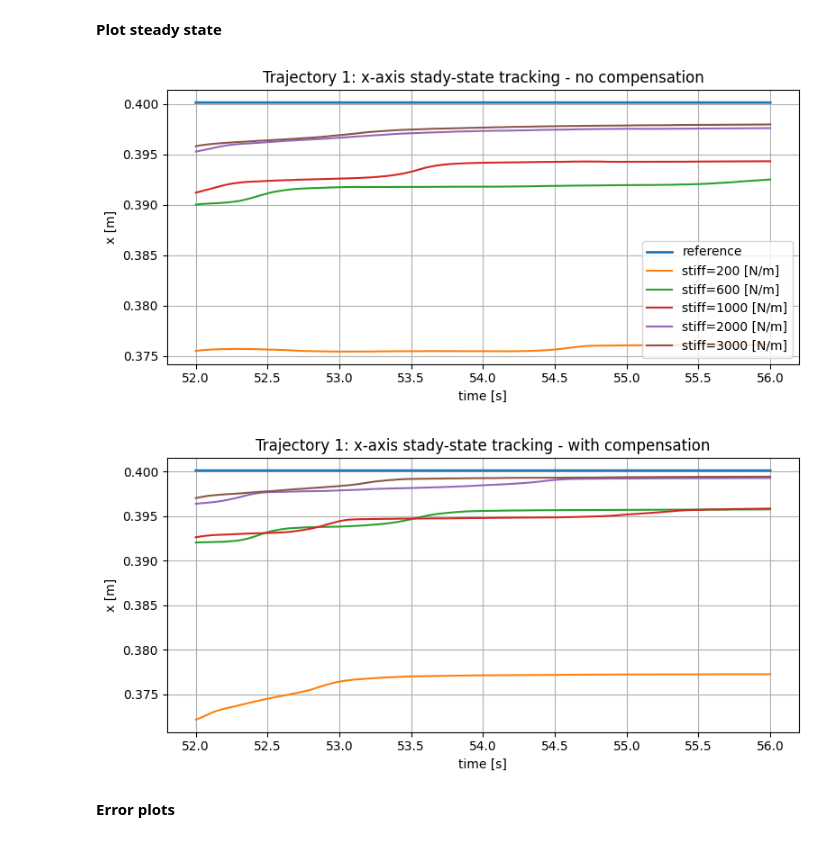
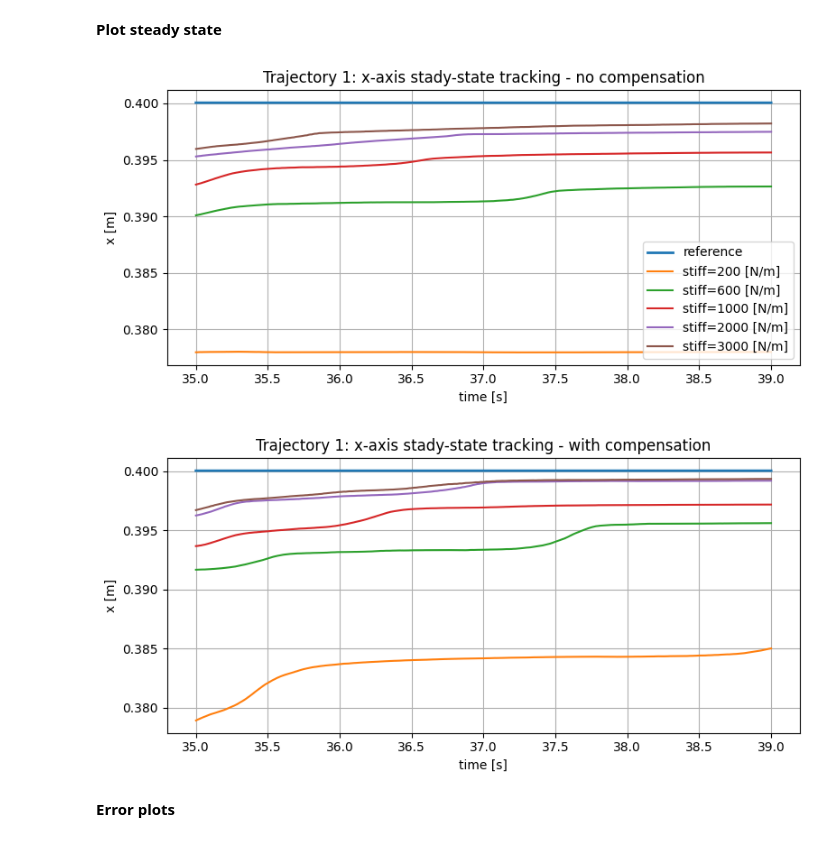
Before and after one commit to Anthony7-Ho/nonlinear_deepc_controller, a Jupyter notebook: performance_evaluation/evaluation_plots.ipynb, the cells around one changed output. Saved outputs shown, nothing was run; the diff lists cells and outputs as text; code cells hidden in the pictures.

```diff
--- a/performance_evaluation/evaluation_plots.ipynb
+++ b/performance_evaluation/evaluation_plots.ipynb
@@ -153,37 +153,37 @@ def plot_steady_state_x_xyz1(ref_path: Path, logs_by_stiffness: dict, t_start: f
     ax.set_xlabel("time [s]")
     ax.set_ylabel("x [m]")
     if show_legend:
         ax.legend()
     ax.grid(True)
     plt.tight_layout()
     plt.show()
 
-T_START = 52.0
-T_END = 56.0
+T_START = 35.0
+T_END = 39.0
 
 # find xyz1 reference
 ref_xyz1 = next(
     (p for p in ref_files if extract_xyz_index(p) == 1),
     None
 )
 
 if ref_xyz1 is None:
     print("Trajectory 1 reference not found")
 else:
     available = log_index.get(1, {"regular": {}, "kernel": {}})
 
     if available["regular"]:
         plot_steady_state_x_xyz1(ref_xyz1, available["regular"], T_START, T_END, "no compensation", True)
     else:
         print("No regular logs for trajectory 1 steady-state plot")
 
     if available["kernel"]:
         plot_steady_state_x_xyz1(ref_xyz1, available["kernel"], T_START, T_END, "with compensation", False)
     else:
         print("No kernel logs for trajectory 1 steady-state plot")
 # %% [output]
-[figure, old version]
+[figure, new version]
-[figure, old version]
+[figure, new version]
 # %% [markdown]
 **Error plots**
 # %%
```
Also changed, not shown: parts of 5 cells of this notebook, 3 other files.
